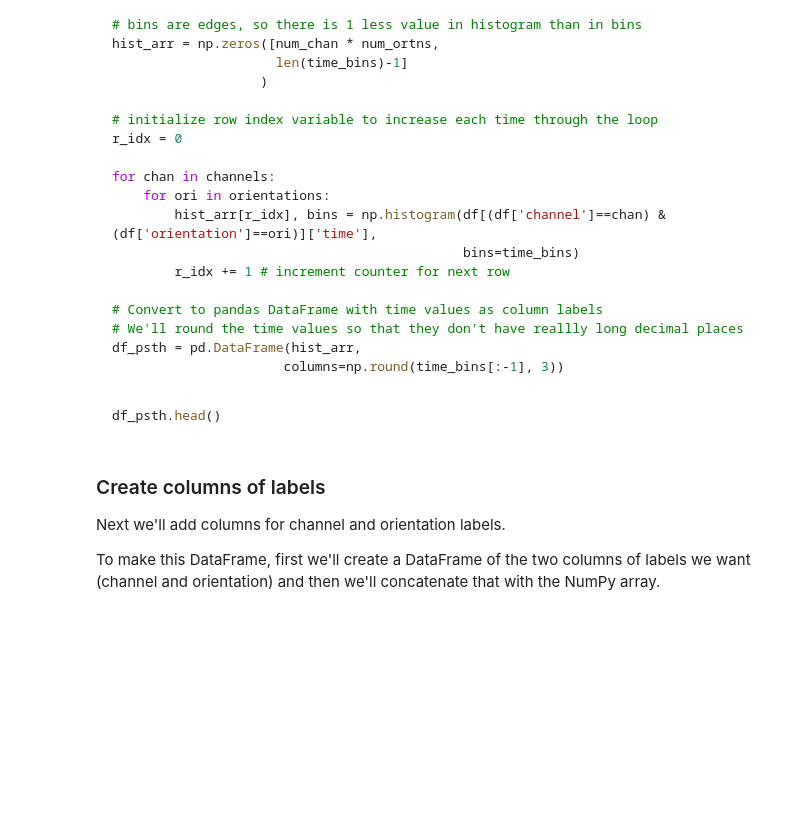
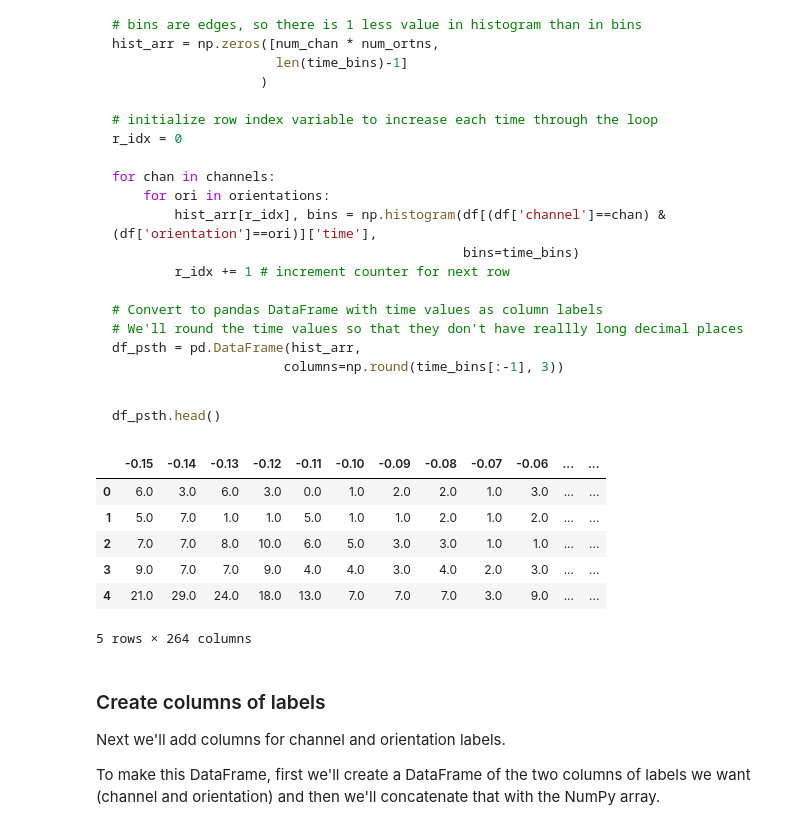
Before and after one commit to mohabdelaziz-CNS/Single-Unit-Data, a Jupyter notebook: 4 - pandas_multielec.ipynb, the cells around one changed output. Cells and saved outputs as stored; diff of their text form; code cells hidden in the pictures; blank space fills up the shorter version.

Commit message:
Multielectrode Data - Lesson 01 (intro and working with pandas) 03

```diff
--- a/4 - pandas_multielec.ipynb
+++ b/4 - pandas_multielec.ipynb
@@ -240,10 +240,44 @@ for chan in channels:
 df_psth = pd.DataFrame(hist_arr,
                       columns=np.round(time_bins[:-1], 3))
 ~~~
+# %%
+df_list = []
+
+# Initiate histogram array
+# bins are edges, so there is 1 less value i histogram than there are bins
+
+hist_arr = np.zeros([num_chan * num_ortns,
+                     len(time_bins) - 1]
+                     )
+
+# Initilize row index variable to increase each time through the loop
+r_idx = 0
+
+for chan in channels:
+    for ori in orientations:
+        hist_arr[r_idx], bins = np.histogram(df[(df['channel'] == chan) & (df['orientation'] == ori)]['time'],
+                                             bins = time_bins)
+        r_idx += 1 # Increment counter for next row
+
+# Convert to pandas DataDrame with time values as column lables
+# We will rounnd the time values soo that they don't have really long decimal places
+
+df_psth = pd.DataFrame(hist_arr,
+                       columns = np.round(time_bins[: -1], 3))
 # %% [markdown]
 ~~~python
 df_psth.head()
 ~~~
+# %%
+df_psth.head()
+# %% [output]
+|  | -0.15 | -0.14 | -0.13 | -0.12 | -0.11 | -0.10 | -0.09 | -0.08 | -0.07 | -0.06 | ... | ... |
+| 0 | 6.0 | 3.0 | 6.0 | 3.0 | 0.0 | 1.0 | 2.0 | 2.0 | 1.0 | 3.0 | ... | ... |
+| 1 | 5.0 | 7.0 | 1.0 | 1.0 | 5.0 | 1.0 | 1.0 | 2.0 | 1.0 | 2.0 | ... | ... |
+| 2 | 7.0 | 7.0 | 8.0 | 10.0 | 6.0 | 5.0 | 3.0 | 3.0 | 1.0 | 1.0 | ... | ... |
+| 3 | 9.0 | 7.0 | 7.0 | 9.0 | 4.0 | 4.0 | 3.0 | 4.0 | 2.0 | 3.0 | ... | ... |
+| 4 | 21.0 | 29.0 | 24.0 | 18.0 | 13.0 | 7.0 | 7.0 | 7.0 | 3.0 | 9.0 | ... | ... |
+5 rows × 264 columns
 # %% [markdown]
 ### Create columns of labels
 Next we'll add columns for channel and orientation labels.
```
